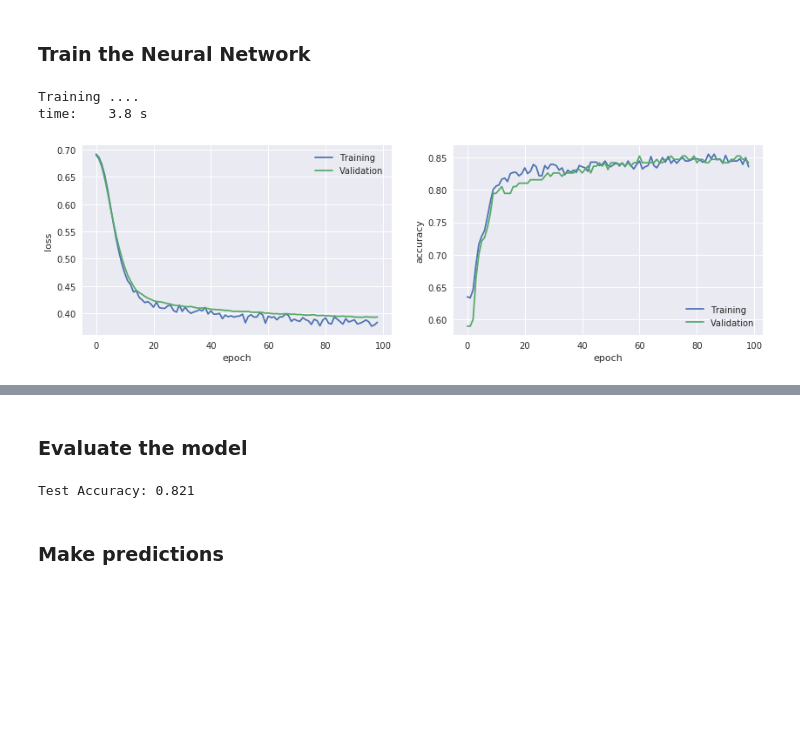
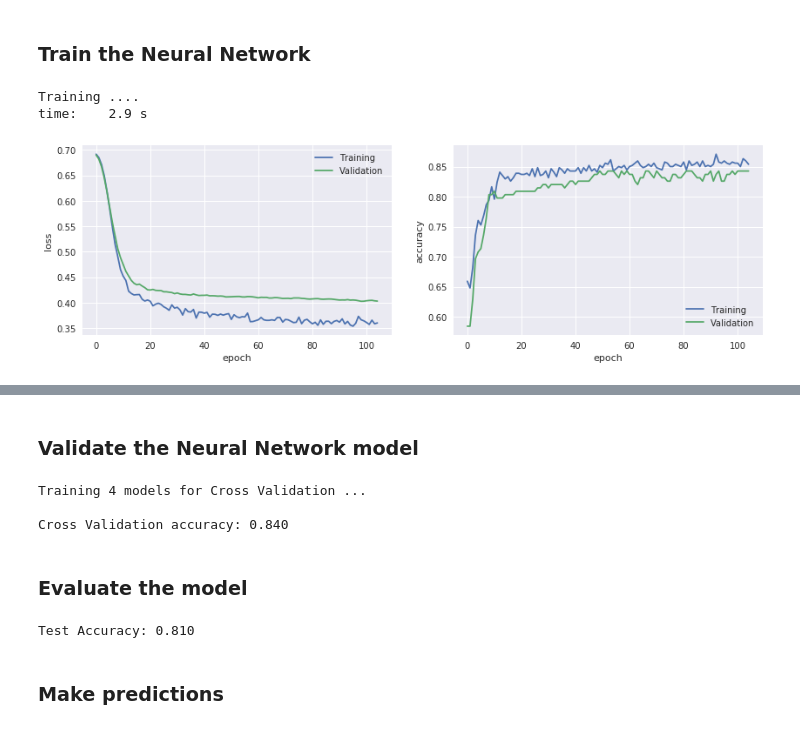
Before and after one commit to angelmtenor/data-science-keras, a Jupyter notebook: titanic.ipynb, the cells around one changed output, grey strips where cells are left out. Saved outputs shown, nothing was run; the diff lists cells and outputs as text; code cells hidden in the pictures; blank space fills up the shorter version.

Commit message:
feat: Add cross validation to NN model

```diff
--- a/titanic.ipynb
+++ b/titanic.ipynb
@@ -342,7 +327,7 @@ def split(data, test_size=0.15):
     return x_train, y_train, x_test, y_test
 
 
-x_train, y_train, x_test, y_test = split(data, test_size=0.15)
+x_train, y_train, x_test, y_test = split(data, test_size=0.2)
 # %% [markdown]
 ### One-hot encode the output
 # %%
@@ -418,35 +403,45 @@ _________________________________________________________________
 # %%
 from time import time
 model_path = os.path.join("models", "titanic.h5")
 
 
-def train_nn(model, x_train, y_train, path=False, show=True):
-    print('\nTraining ....')
+def train_nn(model, x_train, y_train, validation_data=None, path=False, show=True):
+    """
+    Train the neural network model. If no validation_datais provided, a split for validation
+    will be used
+    """
+
+    if show:
+        print('Training ....')
+
     callbacks = [keras.callbacks.EarlyStopping(monitor='val_loss', patience=5, verbose=0)]
     t0 = time()
 
     history = model.fit(
         x_train,
         y_train,
         epochs=1000,
         batch_size=64,
         verbose=0,
         validation_split=0.25,
+        validation_data = validation_data,
         callbacks=callbacks)
 
-    print("time: \t {:.1f} s".format(time() - t0))
-
     if show:
+        print("time: \t {:.1f} s".format(time() - t0))
         helper.show_training(history)
 
     if path:
         model.save(path)
         print("\nModel saved at", path)
 
+    return history
 
+
+model = None
 model = build_nn(x_train.shape[1], y_train.shape[1], summary=False)
-train_nn(model, x_train, y_train, path=model_path)
+train_nn(model, x_train, y_train, path=model_path);
 # %% [output]
 Training ....
-time:    3.8 s
+time:    2.9 s
-[figure, old version]
+[figure, new version]
@@ -458,17 +453,57 @@ Validation accuracy:    0.842
 
 Model saved at models/titanic.h5
+# %% [markdown]
+### Validate the Neural Network model
+# %%
+from sklearn.model_selection import StratifiedKFold
+
+n_splits = 4
+
+skf = StratifiedKFold(n_splits=n_splits, shuffle=True)
+
+score = []
+
+best_model = None
+best_acc = 0
+
+print('Training {} models for Cross Validation ...'.format(n_splits))
+
+for train, val in skf.split(x_train[:,0], y_train[:,0]):
+    model = None
+    model = build_nn(x_train.shape[1], y_train.shape[1], summary=False)
+    history = train_nn(
+        model,
+        x_train[train],
+        y_train[train],
+        show=False,
+        validation_data=(x_train[val], y_train[val]))
+
+    val_acc = history.history['val_acc'][-1]
+
+    score.append(val_acc )
+
+    if val_acc > best_acc:  # save best model (fold) for evaluation and predictions
+        best_model = model
+        best_acc = val_acc
+
+model = best_model
+print('\nCross Validation accuracy: {:.3f}'.format(np.mean(score)))
+# %% [output]
+Training 4 models for Cross Validation ...
+
+Cross Validation accuracy: 0.840
 # %% [markdown]
 ### Evaluate the model
 # %%
 def evaluate_nn(model, x_test, y_test):
     score = model.evaluate(x_test, y_test, verbose=0)
-    print("\nTest Accuracy: {:.3f}".format(score[1]))
+    print("Test Accuracy: {:.3f}".format(score[1]))
 
 
 #model = keras.models.load_model(model_path)
 evaluate_nn(model, x_test, y_test)
 # %% [output]
-Test Accuracy: 0.821
+Test Accuracy: 0.810
 # %% [markdown]
 ### Make predictions
 # %%
```
Also changed, not shown: parts of 12 cells of this notebook, 1 other file.
